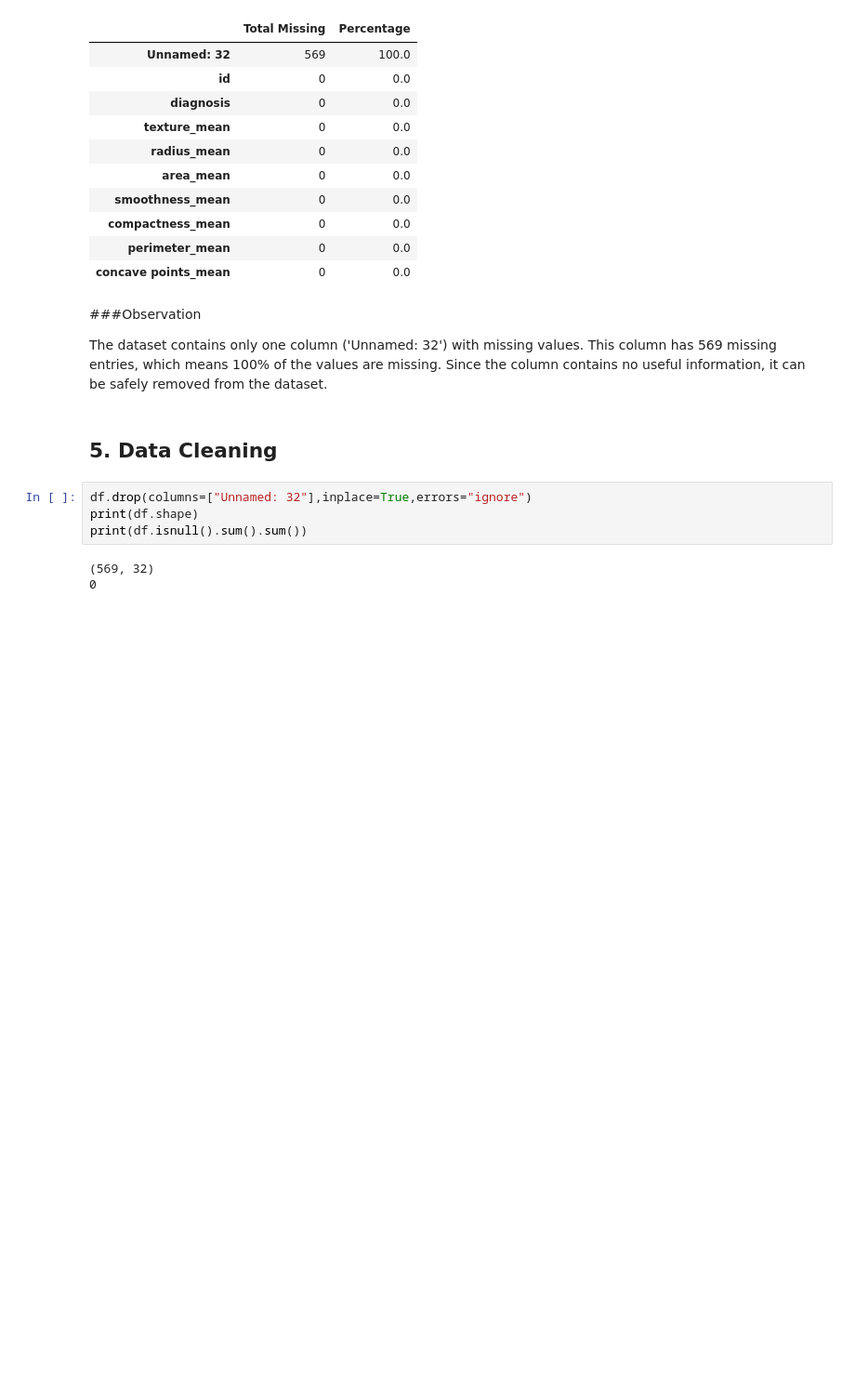
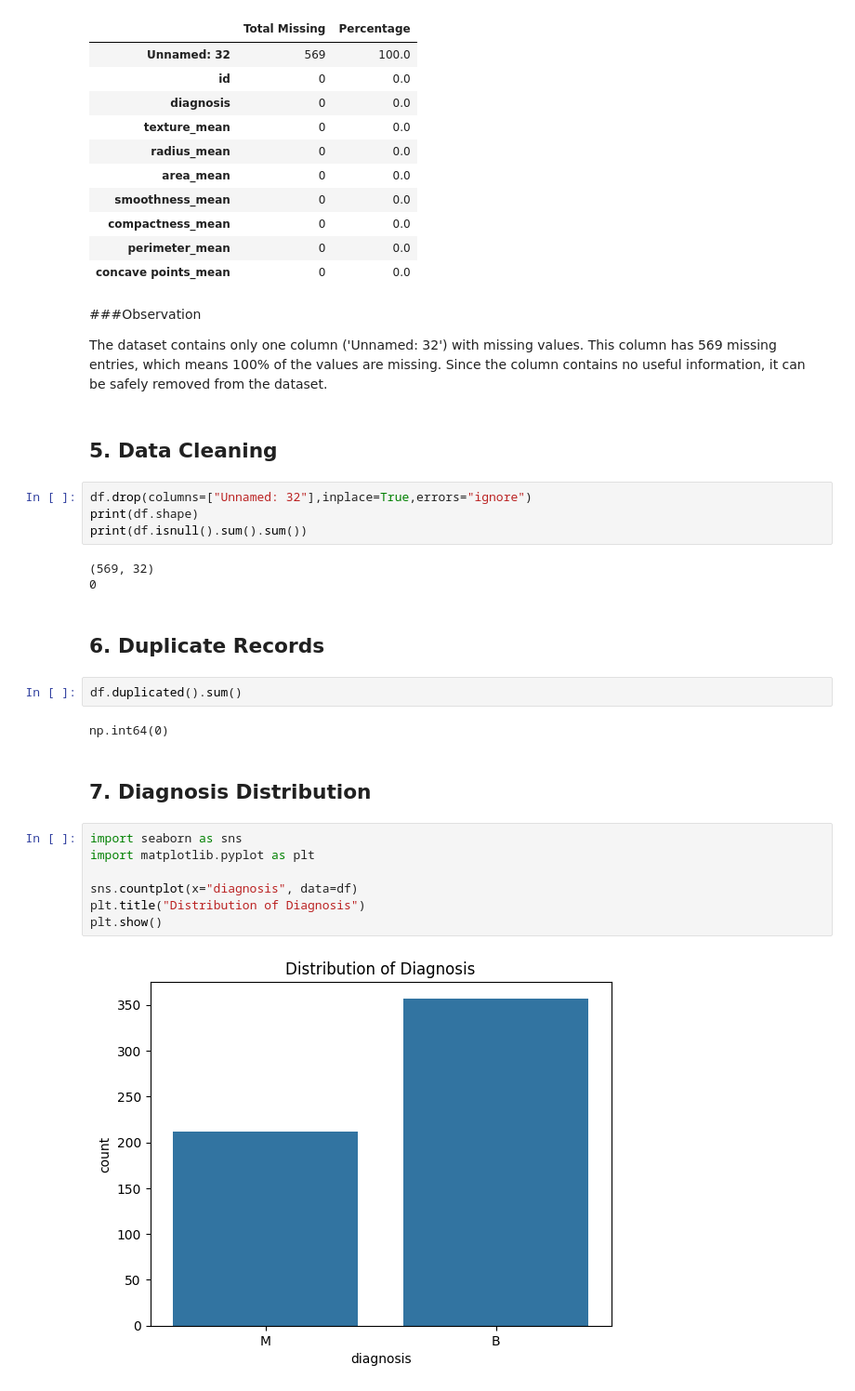
Before and after one commit to kashisharora2025a-commits/EDA-project-25bce2010, a Jupyter notebook: Breast_Cancer_EDA.ipynb, the cells around one changed output. Shown at 93% size. Cells and saved outputs as stored; diff of their text form; blank space fills up the shorter version.

Commit message:
plotted graphs

```diff
--- a/Breast_Cancer_EDA.ipynb
+++ b/Breast_Cancer_EDA.ipynb
@@ -98,3 +98,20 @@ print(df.isnull().sum().sum())
 # %% [output]
 (569, 32)
 0
+# %% [markdown]
+## 6. Duplicate Records
+# %%
+df.duplicated().sum()
+# %% [output]
+np.int64(0)
+# %% [markdown]
+## 7. Diagnosis Distribution
+# %%
+import seaborn as sns
+import matplotlib.pyplot as plt
+
+sns.countplot(x="diagnosis", data=df)
+plt.title("Distribution of Diagnosis")
+plt.show()
+# %% [output]
+[figure, added]
```
Also changed, not shown: parts of 19 cells of this notebook.
